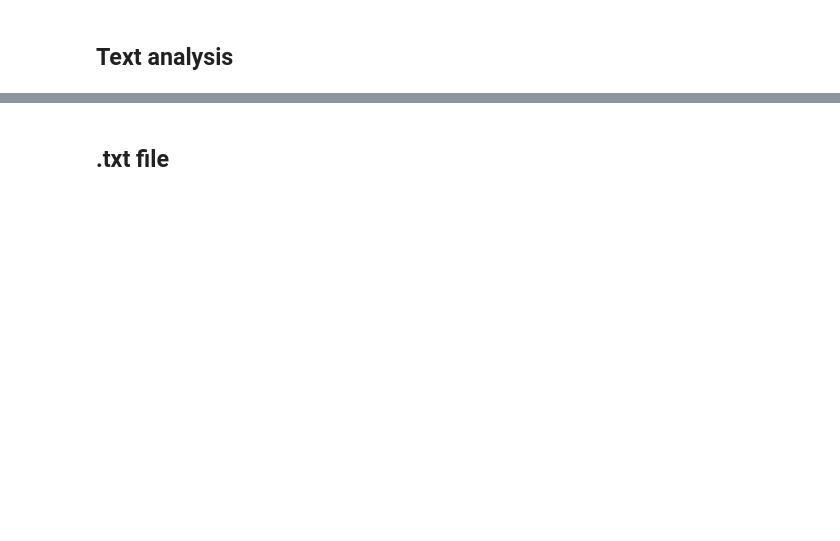
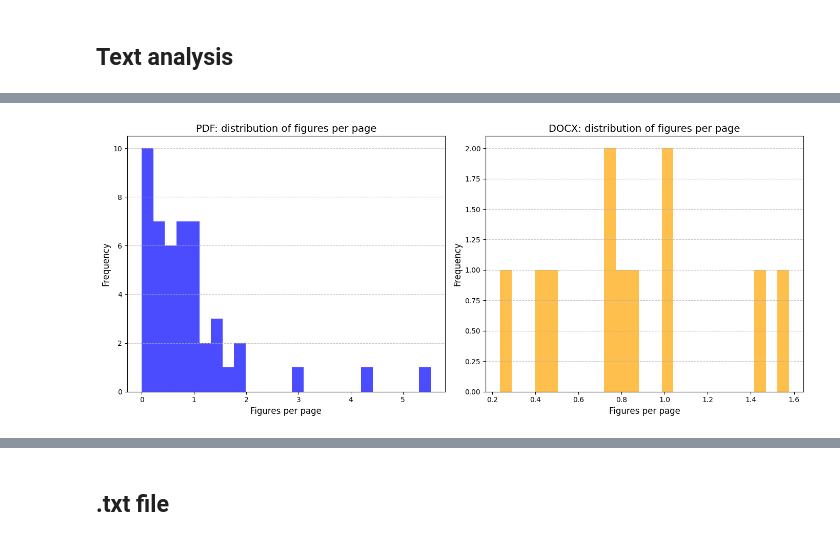
Before and after one commit to erjbroek/llm-water-technology, a Jupyter notebook: data_understanding.ipynb, the cells around one changed output, grey strips where cells are left out. Drawn from its saved outputs; the diff is of its cells as text; code cells hidden in the pictures; blank space fills up the shorter version.

```diff
--- a/data_understanding.ipynb
+++ b/data_understanding.ipynb
@@ -158,2 +277,6 @@ Ignoring wrong pointing object 75 0 (offset 0)
 # %%
 complete_file_df['text_density'] = complete_file_df['word_count'] / complete_file_df['num_pages']
+# %%
+complete_file_df['figures_per_page'] = complete_file_df['figure_count'] / complete_file_df['num_pages']
+sorted_df = complete_file_df.sort_values(by='figures_per_page', ascending=False)
+sorted_df.head(20)
@@ -159,0 +329,33 @@ complete_file_df['text_density'] = complete_file_df['word_count'] / complete_fil
+# %%
+fig, axes = plt.subplots(1, 2, figsize=(14, 6))
+
+# Ensure 'figures_per_page' exists and contains valid numeric data for PDFs
+if 'figures_per_page' in complete_file_df.columns:
+	pdf_figures_per_page = pd.to_numeric(
+		complete_file_df[complete_file_df['extension'] == '.pdf']['figures_per_page'], errors='coerce'
+	).dropna()
+	pdf_figures_per_page = pdf_figures_per_page[pdf_figures_per_page < 10]
+
+	axes[0].hist(pdf_figures_per_page, bins=25, alpha=0.7, color='blue')
+	axes[0].set_title('PDF: distribution of figures per page', size=14)
+	axes[0].set_xlabel('Figures per page', size=12)
+	axes[0].set_ylabel('Frequency', size=12)
+	axes[0].grid(axis='y', linestyle='--', alpha=0.7)
+
+# Ensure 'figures_per_page' exists and contains valid numeric data for DOCX
+if 'figures_per_page' in complete_file_df.columns:
+	docx_figures_per_page = pd.to_numeric(
+		complete_file_df[complete_file_df['extension'] == '.docx']['figures_per_page'], errors='coerce'
+	).dropna()
+	docx_figures_per_page = docx_figures_per_page[docx_figures_per_page < 10]
+
+	axes[1].hist(docx_figures_per_page, bins=25, alpha=0.7, color='orange')
+	axes[1].set_title('DOCX: distribution of figures per page', size=14)
+	axes[1].set_xlabel('Figures per page', size=12)
+	axes[1].set_ylabel('Frequency', size=12)
+	axes[1].grid(axis='y', linestyle='--', alpha=0.7)
+
+plt.tight_layout()
+plt.show()
+# %% [output]
+[figure, added]
```
Also changed, not shown: parts of 15 cells of this notebook, 2 other files.
